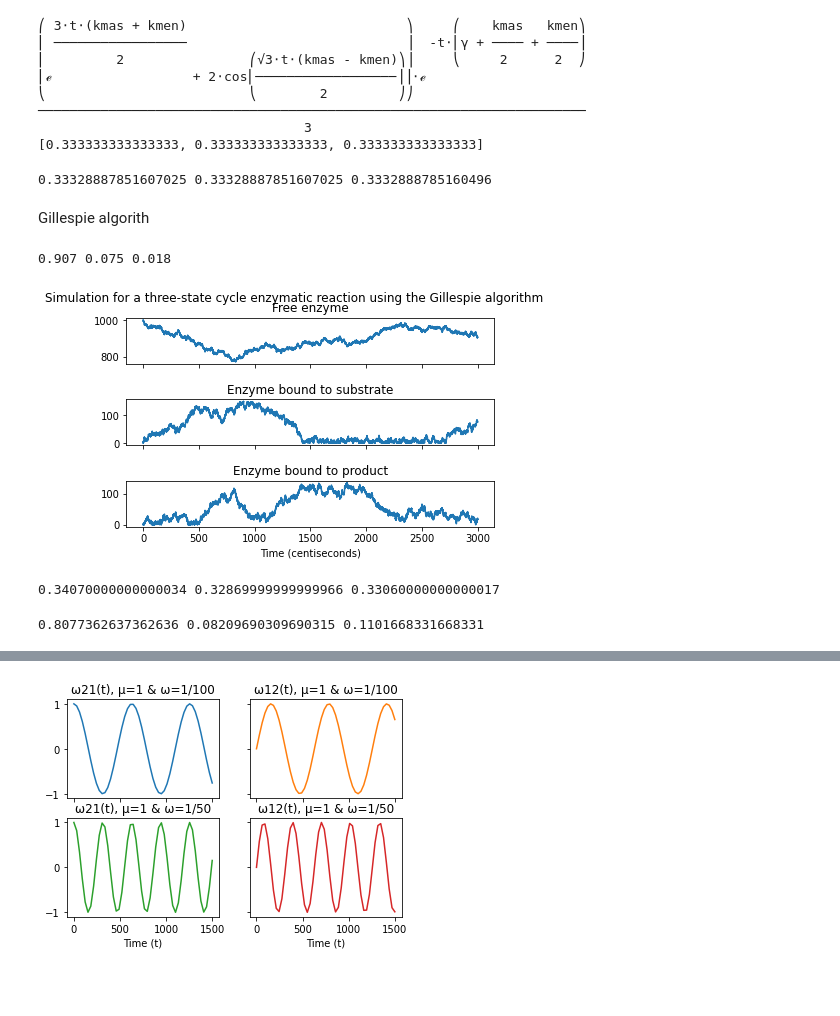
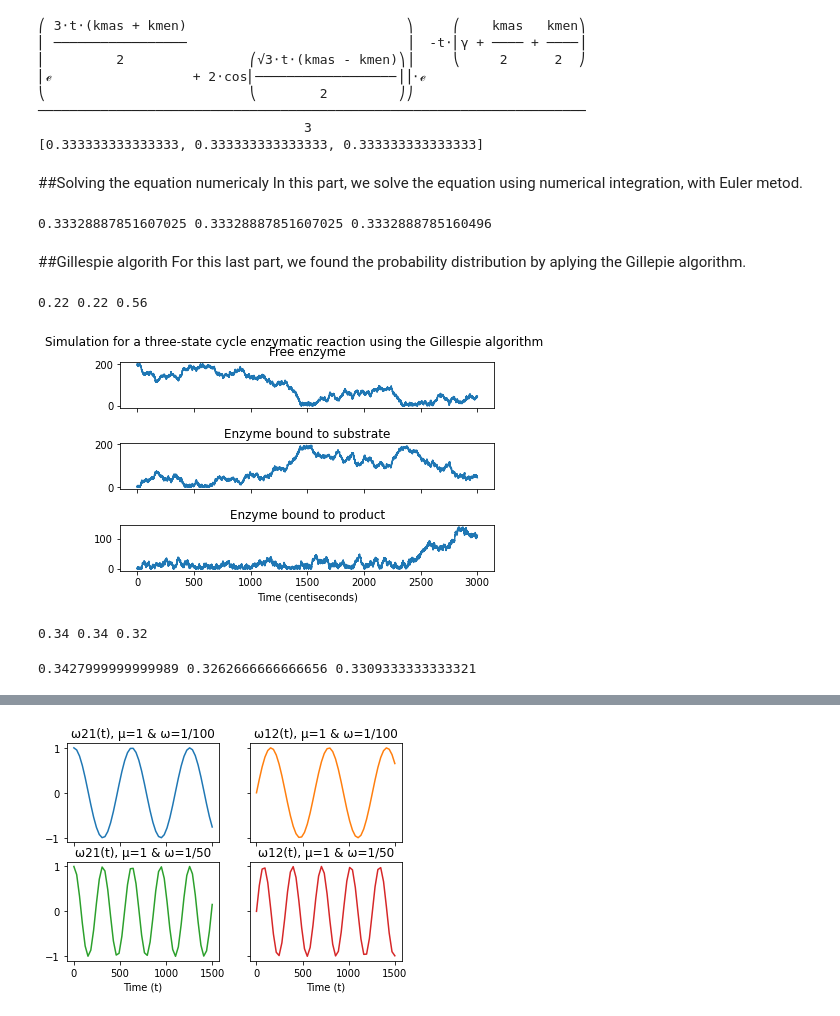
Before and after one commit to carlossoto362/QLS2021-2022Diploma, a Jupyter notebook: BiologyHomwork2.ipynb, the cells around one changed output, grey strips where cells are left out. Drawn from its saved outputs; the diff is of its cells as text; code cells hidden in the pictures; blank space fills up the shorter version.

```diff
--- a/BiologyHomwork2.ipynb
+++ b/BiologyHomwork2.ipynb
@@ -297,6 +321,9 @@ print([finalProbab[0].evalf(),finalProbab[1].evalf(),finalProbab[2].evalf()])
 ──────────────────────────────────────────────────────────────────────
                                   3
 [0.333333333333333, 0.333333333333333, 0.333333333333333]
+# %% [markdown]
+##Solving the equation numericaly
+In this part, we solve the equation using numerical integration, with Euler metod.
 # %%
 #solving the systema numerically:
 n = 90000
@@ -313,19 +340,23 @@ for _ in range(n):
 print(p1,p2,p3)
 # %% [output]
 0.33328887851607025 0.33328887851607025 0.3332888785160496
-# %% [markdown]
-Gillespie algorith
+# %% [markdown]
+##Gillespie algorith
+For this last part, we found the probability distribution by aplying the Gillepie algorithm.
 # %%
-n=1000
+n=200
 E = [n]  #We give initial values for each state
 ES=[0]
 EP=[0]
 t = [0]
 
-tend = 3*n #time in seconds
+tend = 3000 #time in seconds
 
 kplus = 10  #We set the transition rates we used hertz
 kminus = 1
+
+def tau():
+    return (np.random.exponential(scale=1/rate_sum))
 
 while t[-1] < tend:
 
@@ -338,22 +369,21 @@ while t[-1] < tend:
         rate_sum = sum(rates)
 
 
-        tau = (np.random.exponential(scale=1/rate_sum))
         rxn=random.randrange(0,3)
 
         if rxn ==0 and E[-1]>0:  #Do reaction on E
           rand = random.uniform(0,1)
 
-          t.append(t[-1] + tau)
+          t.append(t[-1] + tau())
 
           # production event
-          if rand * rate_sum > 0 and rand * rate_sum <= rates[0]:
+          if rand * rate_sum >= 0 and rand * rate_sum < rates[0]:
                   E.append(E[-1] - 1)
                   ES.append(ES[-1]+1)
                   EP.append(EP[-1])
 
           # decay event
-          elif rand * rate_sum > rates[0] and rand * rate_sum <= rates[0] + rates[1]:
+          elif rand * rate_sum >= rates[0] and rand * rate_sum < rates[0] + rates[1]:
                   E.append(E[-1] - 1)
                   EP.append(EP[-1]+1)
                   ES.append(ES[-1])
@@ -361,16 +391,16 @@ while t[-1] < tend:
         if rxn ==1 and ES[-1]>0: #Do reaction on ES
           rand = random.uniform(0,1)
 
-          t.append(t[-1] + tau)
+          t.append(t[-1] + tau())
 
           # production event
-          if rand * rate_sum > 0 and rand * rate_sum <= rates[0]:
+          if rand * rate_sum >= 0 and rand * rate_sum < rates[0]:
                   ES.append(ES[-1] - 1)
                   EP.append(EP[-1]+1)
                   E.append(E[-1])
 
           # decay event
-          elif rand * rate_sum > rates[0] and rand * rate_sum <= rates[0] + rates[1]:
+          elif rand * rate_sum >= rates[0] and rand * rate_sum < rates[0] + rates[1]:
                   ES.append(ES[-1] - 1)
                   E.append(E[-1]+1)
                   EP.append(EP[-1])
@@ -380,39 +410,39 @@ while t[-1] < tend:
         if rxn ==2 and EP[-1]>0: #Do reaction on EP
           rand = random.uniform(0,1)
 
-          t.append(t[-1] + tau)
+          t.append(t[-1] + tau())
 
           # production event
-          if rand * rate_sum > 0 and rand * rate_sum <= rates[0]:
+          if rand * rate_sum >= 0 and rand * rate_sum < rates[0]:
                   EP.append(EP[-1] - 1)
                   E.append(E[-1]+1)
                   ES.append(ES[-1])
 
           # decay event
-          elif rand * rate_sum > rates[0] and rand * rate_sum <= rates[0] + rates[1]:
+          elif rand * rate_sum >= rates[0] and rand * rate_sum < rates[0] + rates[1]:
                   EP.append(EP[-1] - 1)
                   ES.append(ES[-1]+1)
                   E.append(E[-1])
 
 
 
 pE=E[-1]/n
 pES=ES[-1]/n
 pEP=EP[-1]/n
 print(pE,pES,pEP)
 fig, (ax1, ax2,ax3) = plt.subplots(3,sharex=True)
 fig.suptitle('Simulation for a three-state cycle enzymatic reaction using the Gillespie algorithm')
 ax1.plot(t,E)
 ax1.set_title('Free enzyme')
 ax2.plot(t,ES)
 ax2.set_title('Enzyme bound to substrate')
 ax3.plot(t,EP)
 ax3.set_title('Enzyme bound to product')
 ax3.set_xlabel('Time (centiseconds)')
 fig.tight_layout(pad=1.6)
 plt.show()
 # %% [output]
-0.907 0.075 0.018
+0.22 0.22 0.56
-[figure, old version]
+[figure, new version]
 # %%
 def Gillespie(Einitial,cycles):
@@ -513,10 +544,10 @@ def Gillespie(Einitial,cycles):
   fmeanES=meanES/cycles
   print(fmeanE,fmeanEP,fmeanES)
 # %%
-Gillespie(10,1000)
+Gillespie(1,1000)
 # %% [output]
-0.34070000000000034 0.32869999999999966 0.33060000000000017
+0.34 0.34 0.32
 # %%
-Gillespie(1000,1001)
+Gillespie(15,1000)
 # %% [output]
-0.8077362637362636 0.08209690309690315 0.1101668331668331
+0.3427999999999989 0.3262666666666656 0.3309333333333321
```
Also changed, not shown: parts of 15 cells of this notebook.
